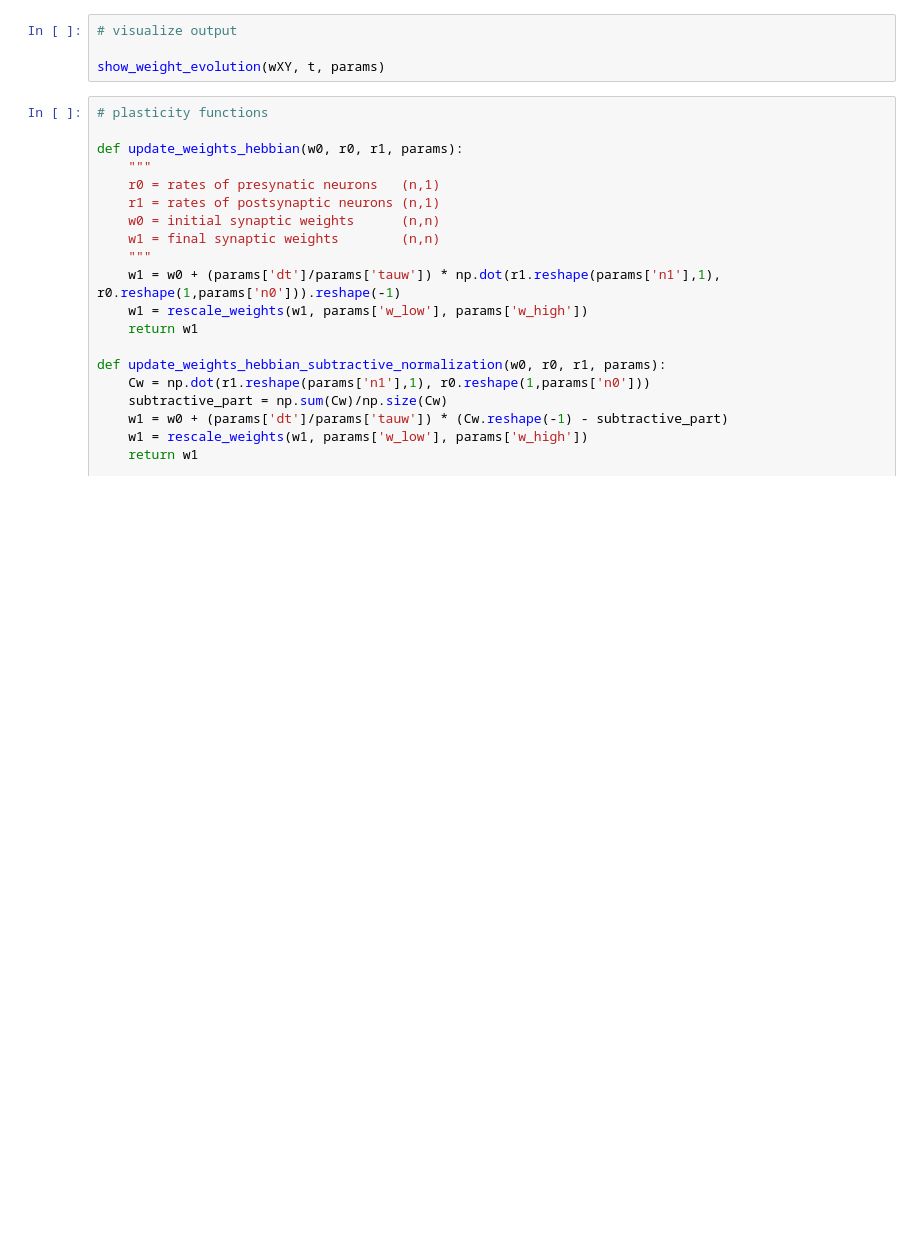
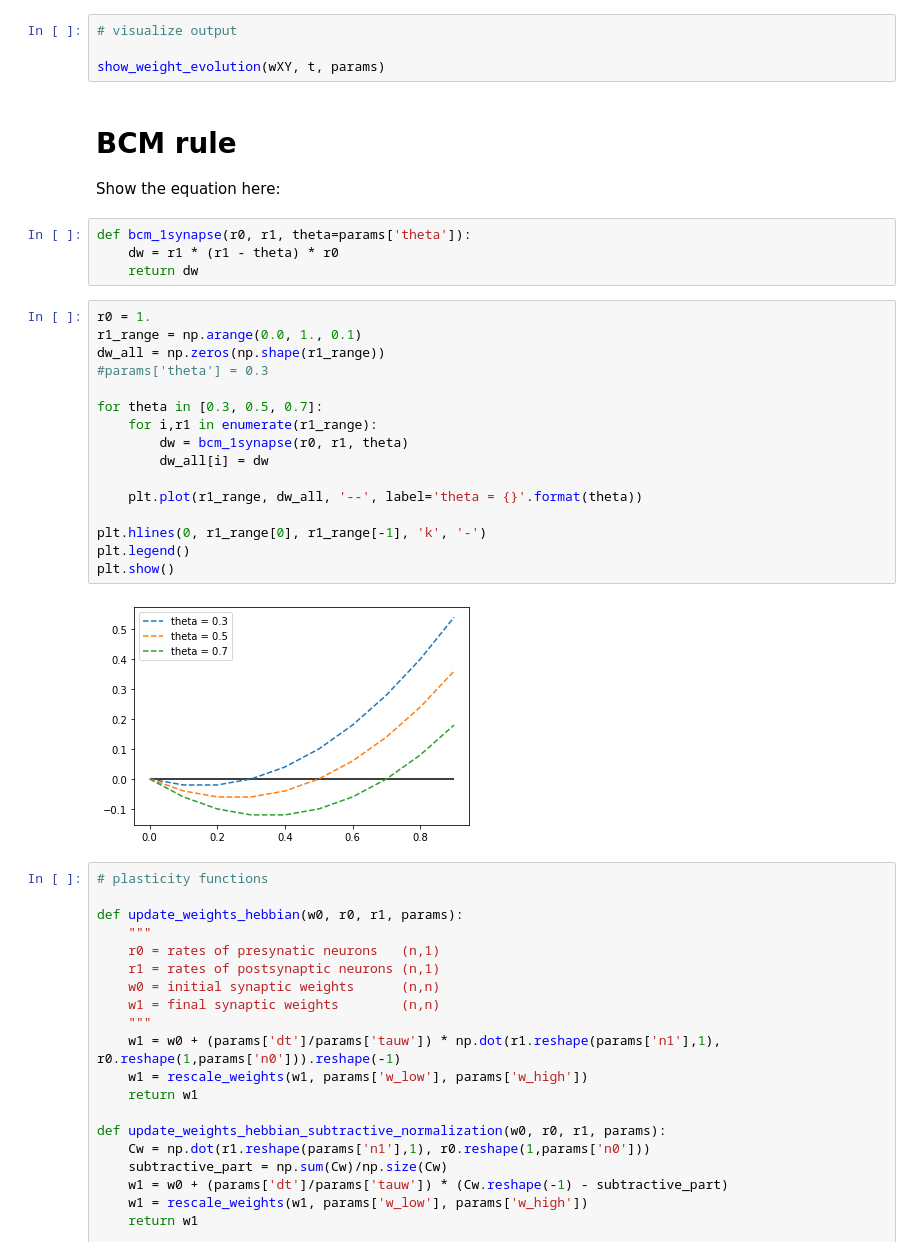
Before and after one commit to comp-neural-circuits/plasticity-workshop, a Jupyter notebook: hebbian_plasticity.ipynb, the cells around one changed output. Saved outputs shown, nothing was run; the diff lists cells and outputs as text; blank space fills up the shorter version.

```diff
--- a/hebbian_plasticity.ipynb
+++ b/hebbian_plasticity.ipynb
@@ -397,6 +397,32 @@ def hebbian_subtractive_normalization(r0, r1):
 # visualize output
 
 show_weight_evolution(wXY, t, params)
+# %% [markdown]
+# BCM rule
+
+Show the equation here:
+# %%
+def bcm_1synapse(r0, r1, theta=params['theta']):
+    dw = r1 * (r1 - theta) * r0
+    return dw
+# %%
+r0 = 1.
+r1_range = np.arange(0.0, 1., 0.1)
+dw_all = np.zeros(np.shape(r1_range))
+#params['theta'] = 0.3
+
+for theta in [0.3, 0.5, 0.7]:
+    for i,r1 in enumerate(r1_range):
+        dw = bcm_1synapse(r0, r1, theta)
+        dw_all[i] = dw
+
+    plt.plot(r1_range, dw_all, '--', label='theta = {}'.format(theta))
+
+plt.hlines(0, r1_range[0], r1_range[-1], 'k', '-')
+plt.legend()
+plt.show()
+# %% [output]
+[figure, added]
 # %%
 # plasticity functions
 
```
